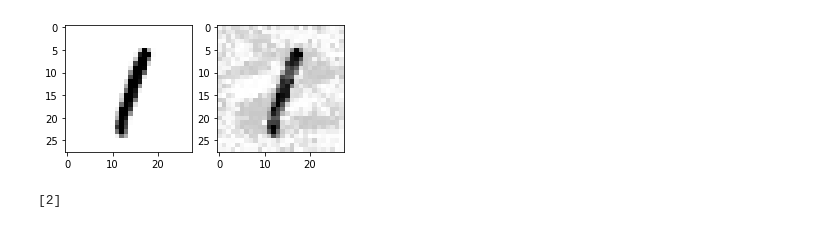
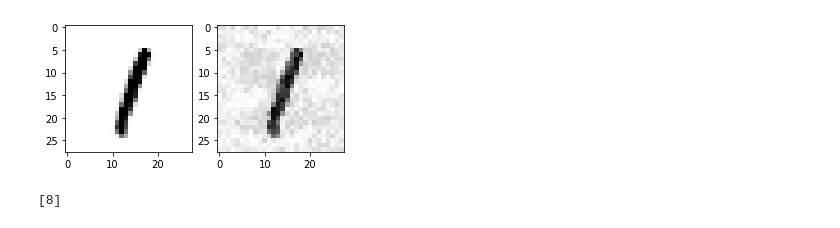
Before and after one commit to silviapoletti/Universal-Adversarial-Perturbation-starring-Frank-Wolfe, a Jupyter notebook: src/perturbation_notebook.ipynb, the cells around one changed output. Cells and saved outputs as stored; diff of their text form; code cells hidden in the pictures.

```diff
--- a/src/perturbation_notebook.ipynb
+++ b/src/perturbation_notebook.ipynb
@@ -41,10 +41,9 @@ print(data_workers.shape)  # now all 10 workers have 100 images, 10 for each cla
 y = np.array([0, 1, 2, 3, 4, 5, 6, 7, 8, 9])
 y = np.repeat(y, 10)
 
-m = 20
+m = 10
 T = 20
 delta = decentralized_stochastic_gradient_free_FW(data_workers, y, lenet5.negative_loss, m, T, M, epsilon, d)
-print(delta)
 
 fig, ax = plt.subplots(figsize=(12, 12))
 img = plt.imshow(delta[-1].reshape((28, 28)))
@@ -73,12 +93,13 @@ Please use instead:* `np.argmax(model.predict(x), axis=-1)`,   if your model doe
 # %%
 image = test_x[5].numpy().reshape(28,28)
-img_noise = image + delta[-1].reshape((28, 28))
+delta_mean = np.mean(delta, axis=0)
+img_noise = image + delta_mean.reshape((28, 28))
 fig, ax = plt.subplots(1, 2,figsize=(5, 5))
 ax[0].imshow(image, cmap='Greys')
 ax[1].imshow(img_noise, cmap='Greys')
 plt.savefig(f"./image_perturbation_example_{m}", bbox_inches="tight")
 plt.show()
 print(lenet5.predict(np.array([img_noise.reshape(28, 28 ,1)])))
 # %% [output]
-[figure, old version]
+[figure, new version]
-[2]
+[8]
```
Also changed, not shown: parts of 9 cells of this notebook, 2 other files.
